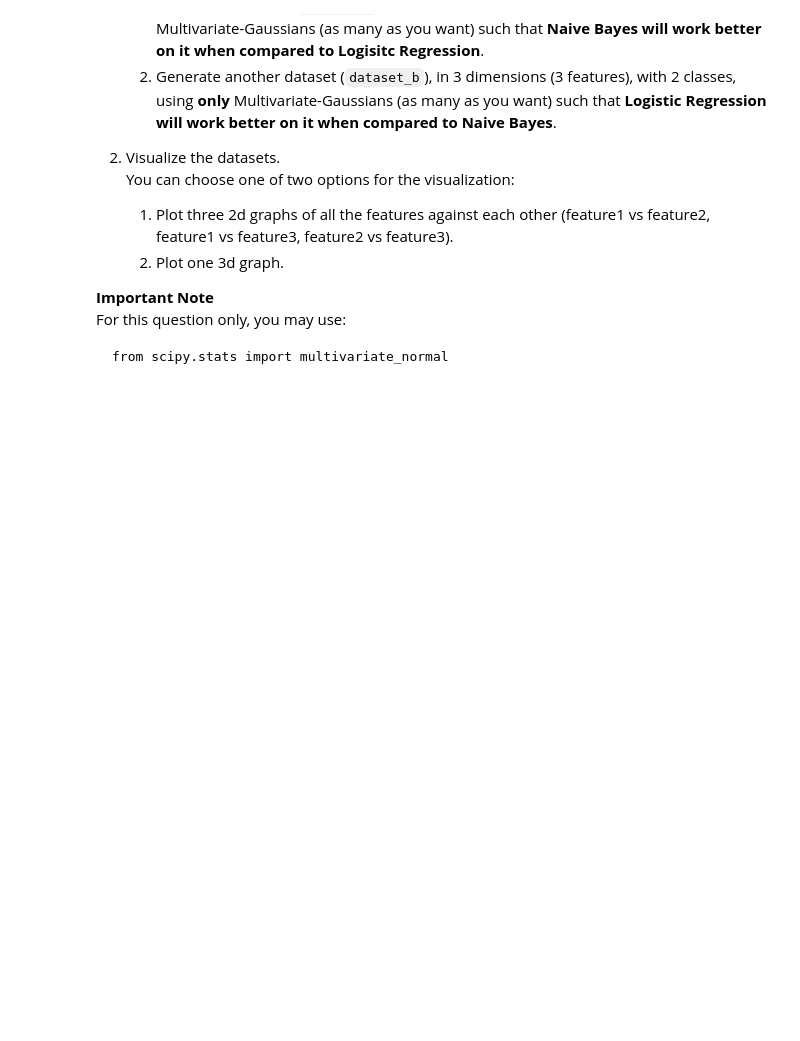
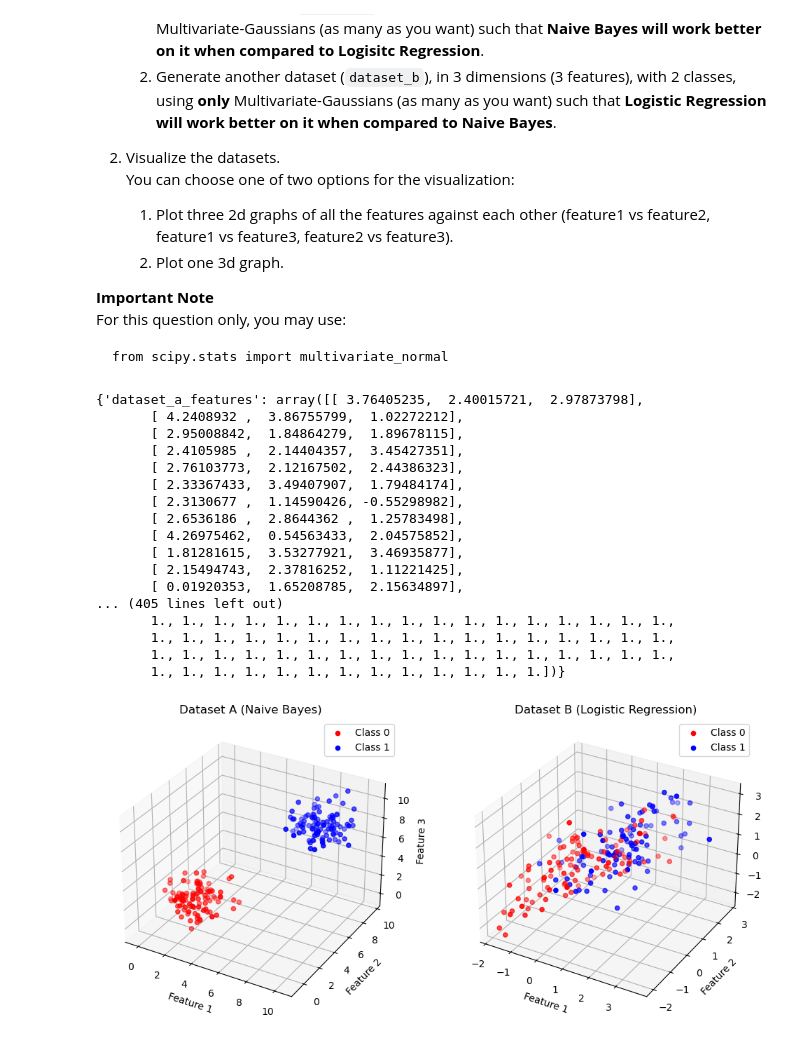
Before and after one commit to trodelgal/machine_learning, a Jupyter notebook: ex_4/hw4.ipynb, the cells around one changed output. Drawn from its saved outputs; the diff is of its cells as text; code cells hidden in the pictures; blank space fills up the shorter version.

```diff
--- a/ex_4/hw4.ipynb
+++ b/ex_4/hw4.ipynb
@@ -377,0 +395,46 @@ from hw4 import generate_datasets
+# %%
+## your tests here ##
+data = generate_datasets()
+# Plotting the datasets
+fig = plt.figure(figsize=(12, 6))
+
+# Plot dataset_a in 3D
+ax = fig.add_subplot(121, projection='3d')
+ax.scatter(data['dataset_a_features'][:100, 0], data['dataset_a_features'][:100, 1], data['dataset_a_features'][:100, 2], c='r', label='Class 0')
+ax.scatter(data['dataset_a_features'][100:, 0], data['dataset_a_features'][100:, 1], data['dataset_a_features'][100:, 2], c='b', label='Class 1')
+ax.set_title('Dataset A (Naive Bayes)')
+ax.set_xlabel('Feature 1')
+ax.set_ylabel('Feature 2')
+ax.set_zlabel('Feature 3')
+ax.legend()
+
+# Plot dataset_b in 3D
+ax = fig.add_subplot(122, projection='3d')
+ax.scatter(data['dataset_b_features'][:100, 0], data['dataset_b_features'][:100, 1], data['dataset_b_features'][:100, 2], c='r', label='Class 0')
+ax.scatter(data['dataset_b_features'][100:, 0], data['dataset_b_features'][100:, 1], data['dataset_b_features'][100:, 2], c='b', label='Class 1')
+ax.set_title('Dataset B (Logistic Regression)')
+ax.set_xlabel('Feature 1')
+ax.set_ylabel('Feature 2')
+ax.set_zlabel('Feature 3')
+ax.legend()
+
+plt.show()
+# %% [output]
+{'dataset_a_features': array([[ 3.76405235,  2.40015721,  2.97873798],
+       [ 4.2408932 ,  3.86755799,  1.02272212],
+       [ 2.95008842,  1.84864279,  1.89678115],
+       [ 2.4105985 ,  2.14404357,  3.45427351],
+       [ 2.76103773,  2.12167502,  2.44386323],
+       [ 2.33367433,  3.49407907,  1.79484174],
+       [ 2.3130677 ,  1.14590426, -0.55298982],
+       [ 2.6536186 ,  2.8644362 ,  1.25783498],
+       [ 4.26975462,  0.54563433,  2.04575852],
+       [ 1.81281615,  3.53277921,  3.46935877],
+       [ 2.15494743,  2.37816252,  1.11221425],
+       [ 0.01920353,  1.65208785,  2.15634897],
+... (405 lines left out)
+       1., 1., 1., 1., 1., 1., 1., 1., 1., 1., 1., 1., 1., 1., 1., 1., 1.,
+       1., 1., 1., 1., 1., 1., 1., 1., 1., 1., 1., 1., 1., 1., 1., 1., 1.,
+       1., 1., 1., 1., 1., 1., 1., 1., 1., 1., 1., 1., 1., 1., 1., 1., 1.,
+       1., 1., 1., 1., 1., 1., 1., 1., 1., 1., 1., 1., 1.])}
+[figure, added]
```
Also changed, not shown: parts of 7 cells of this notebook, 2 other files.
